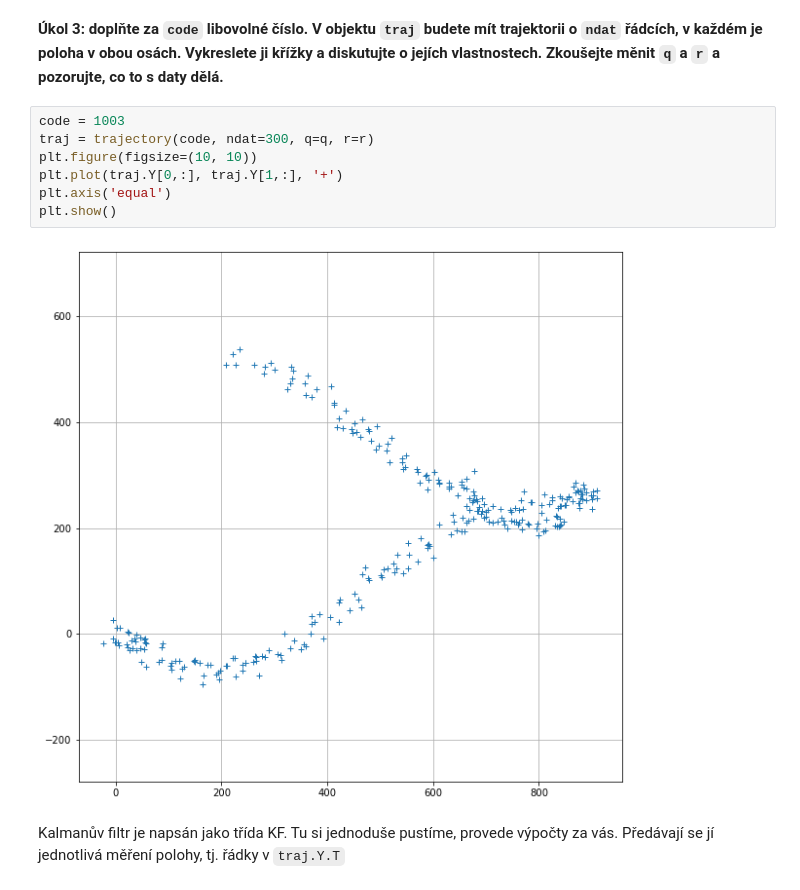
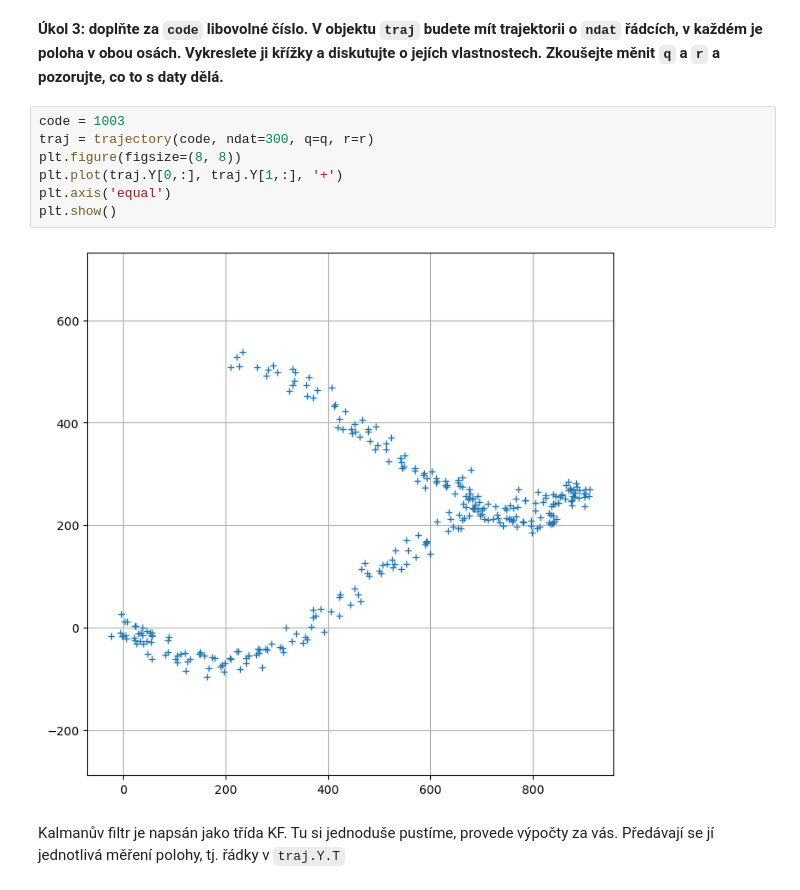
Before and after one commit to kamil-dedecius/mi-scr, a Jupyter notebook: cviceni/6_lab/Kalmanuv_filtr_KD.ipynb, the cells around one changed output. Drawn from its saved outputs; the diff is of its cells as text.

```diff
--- a/cviceni/6_lab/Kalmanuv_filtr_KD.ipynb
+++ b/cviceni/6_lab/Kalmanuv_filtr_KD.ipynb
@@ -135,12 +135,12 @@ R = r**2 * np.eye(2)
 # %%
 code = 1003
 traj = trajectory(code, ndat=300, q=q, r=r)
-plt.figure(figsize=(10, 10))
+plt.figure(figsize=(8, 8))
 plt.plot(traj.Y[0,:], traj.Y[1,:], '+')
 plt.axis('equal')
 plt.show()
 # %% [output]
-[figure, old version]
+[figure, new version]
 # %% [markdown]
 Kalmanův filtr je napsán jako třída KF. Tu si jednoduše pustíme, provede výpočty za vás. Předávají se jí jednotlivá měření polohy, tj. řádky v `traj.Y.T`
 # %%
```
Also changed, not shown: parts of 5 cells of this notebook, 1 other file.
